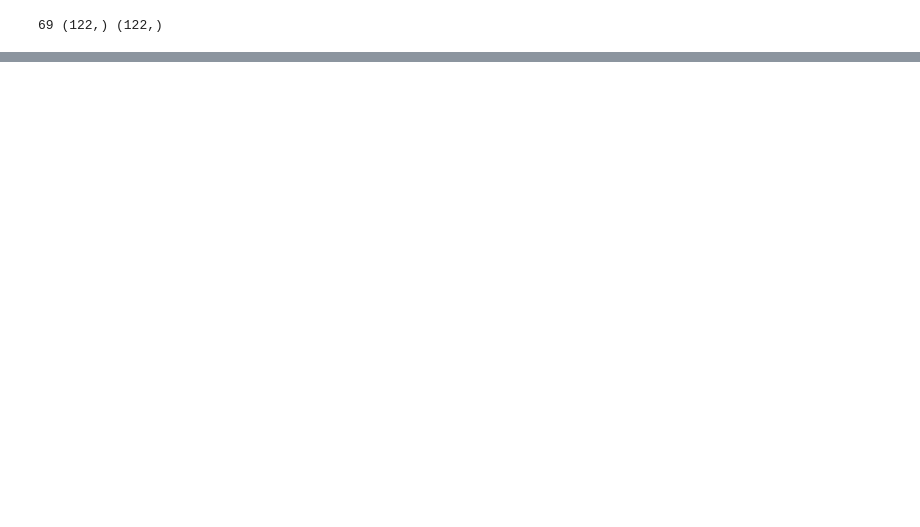
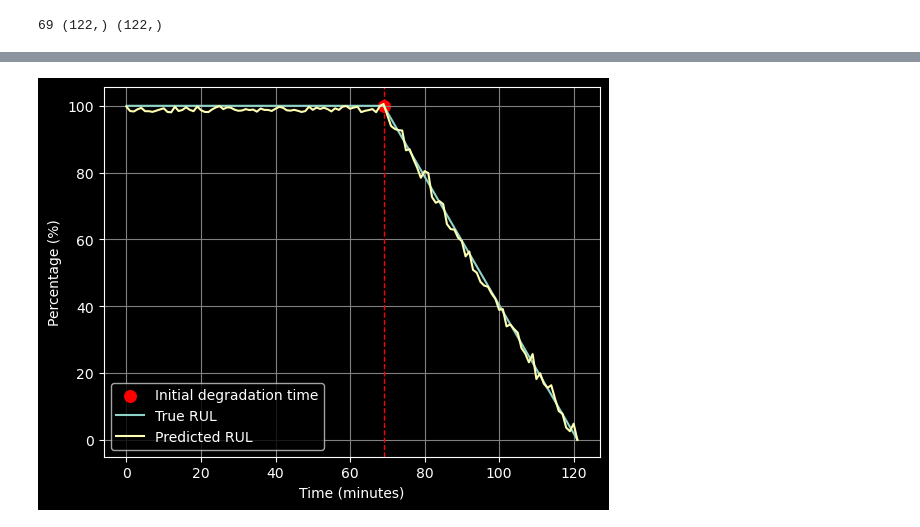
Before and after one commit to tdkhoa1212/AIWARE_landing_page, a Jupyter notebook: test.ipynb, the cells around one changed output, grey strips where cells are left out. Saved outputs shown, nothing was run; the diff lists cells and outputs as text; code cells hidden in the pictures; blank space fills up the shorter version.

```diff
--- a/test.ipynb
+++ b/test.ipynb
@@ -132,0 +130,26 @@ plt.show()
+# %%
+True_labels = np.concatenate((np.ones(fpt, ), np.linspace(fpt, 0, num=len(signal)-fpt)/ fpt)) * 100.
+Predicted_labels = True_labels + np.concatenate((np.random.uniform(-0.02, 0, size=fpt), np.random.uniform(-0.03, 0.03, size=len(True_labels)-fpt))) * 100.
+# %%
+import matplotlib.pyplot as plt
+
+# Set the style to dark background
+plt.style.use('dark_background')
+
+if fpt is not None and fpt < len(data):
+    plt.axvline(x=fpt, color='red', linestyle='--', linewidth=1)
+    plt.scatter(fpt, True_labels[fpt], color='red', s=70,  label='Initial degradation time')
+# Plot the signal with green color and grid
+plt.plot(True_labels, label="True RUL")
+plt.plot(Predicted_labels, label="Predicted RUL")
+plt.grid(True, color='gray')  # Add grid with gray color
+
+# Set title and axis labels with white text
+plt.ylabel('Percentage (%)', color='white')  # Change x-axis label
+plt.xlabel('Time (minutes)', color='white')
+plt.legend()
+
+# Show the plot
+plt.show()
+# %% [output]
+[figure, added]
```
Also changed, not shown: parts of 3 cells of this notebook, 7 other files.
